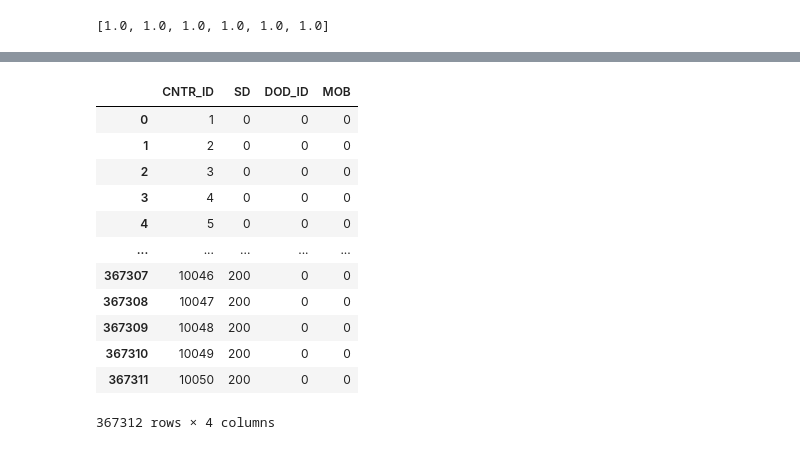
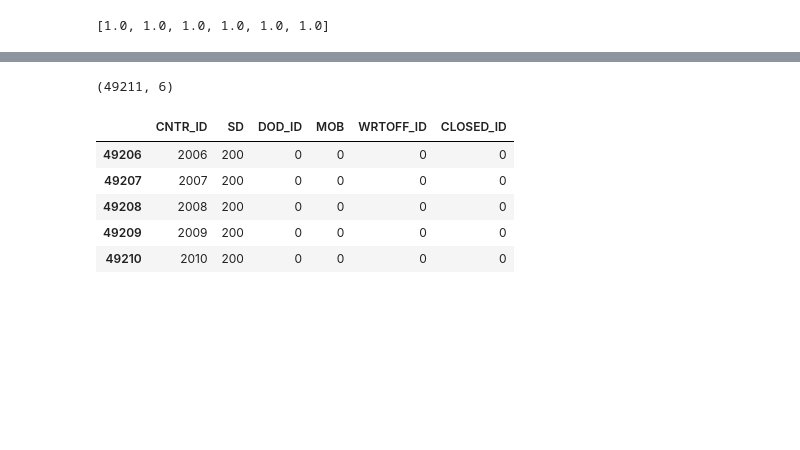
Before and after one commit to il-giza/Bank_SandBox, a Jupyter notebook: matrix_migration/generator_of_portfolio.ipynb, the cells around one changed output, grey strips where cells are left out. Drawn from its saved outputs; the diff is of its cells as text; code cells hidden in the pictures; blank space fills up the shorter version.

```diff
--- a/matrix_migration/generator_of_portfolio.ipynb
+++ b/matrix_migration/generator_of_portfolio.ipynb
@@ -87,10 +46,12 @@ class DWH_DB():
         self.LI = pd.DataFrame(columns = ['CNTR_ID',
                                           'SD',
                                           'DOD_ID',
-                                          'MOB'
+                                          'MOB',
+                                          'WRTOFF_ID',
+                                          'CLOSED_ID'
                                           ])
         self.DMContract = pd.DataFrame(columns = ['CNTR_ID',
                                                   'ISSUE_DT',
-                                                  'WRITEOFF_DT',
+                                                  'WRTOFF_DT',
                                                   'CLOSED_DT'
                                                  ])
@@ -251,18 +193,13 @@ Line #      Hits         Time  Per Hit   % Time  Line Contents
 # %%
 T = DWH.LI.reset_index(drop=True)
-T
+print(T.shape)
+T.tail()
 # %% [output]
+(49211, 6)
-|  | CNTR_ID | SD | DOD_ID | MOB |
-| 0 | 1 | 0 | 0 | 0 |
-| 1 | 2 | 0 | 0 | 0 |
-| 2 | 3 | 0 | 0 | 0 |
-| 3 | 4 | 0 | 0 | 0 |
-| 4 | 5 | 0 | 0 | 0 |
-| ... | ... | ... | ... | ... |
-| 367307 | 10046 | 200 | 0 | 0 |
-| 367308 | 10047 | 200 | 0 | 0 |
-| 367309 | 10048 | 200 | 0 | 0 |
-| 367310 | 10049 | 200 | 0 | 0 |
-| 367311 | 10050 | 200 | 0 | 0 |
+|  | CNTR_ID | SD | DOD_ID | MOB | WRTOFF_ID | CLOSED_ID |
+| 49206 | 2006 | 200 | 0 | 0 | 0 | 0 |
+| 49207 | 2007 | 200 | 0 | 0 | 0 | 0 |
+| 49208 | 2008 | 200 | 0 | 0 | 0 | 0 |
+| 49209 | 2009 | 200 | 0 | 0 | 0 | 0 |
+| 49210 | 2010 | 200 | 0 | 0 | 0 | 0 |
-367312 rows × 4 columns
 # %%
```
Also changed, not shown: parts of 25 cells of this notebook.
